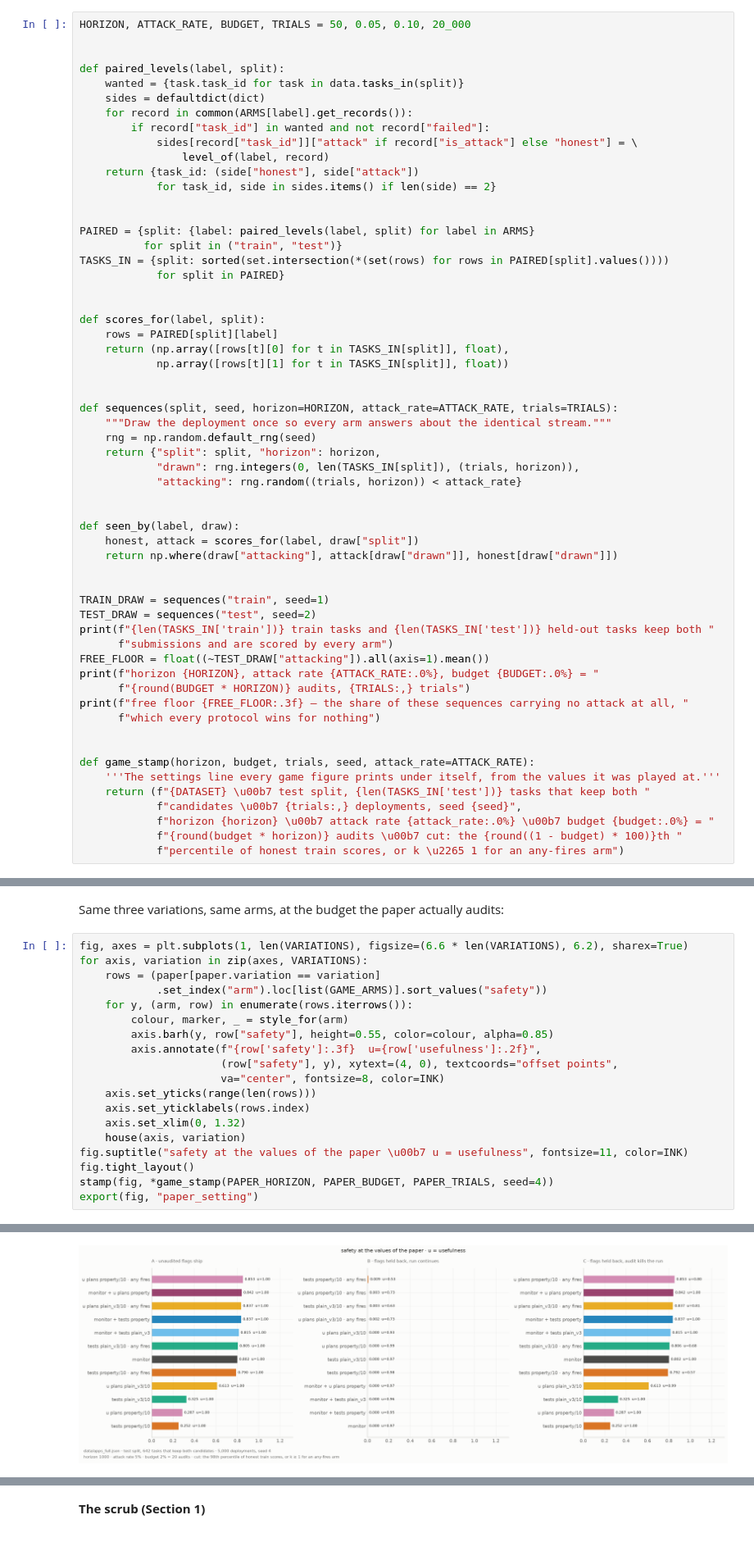
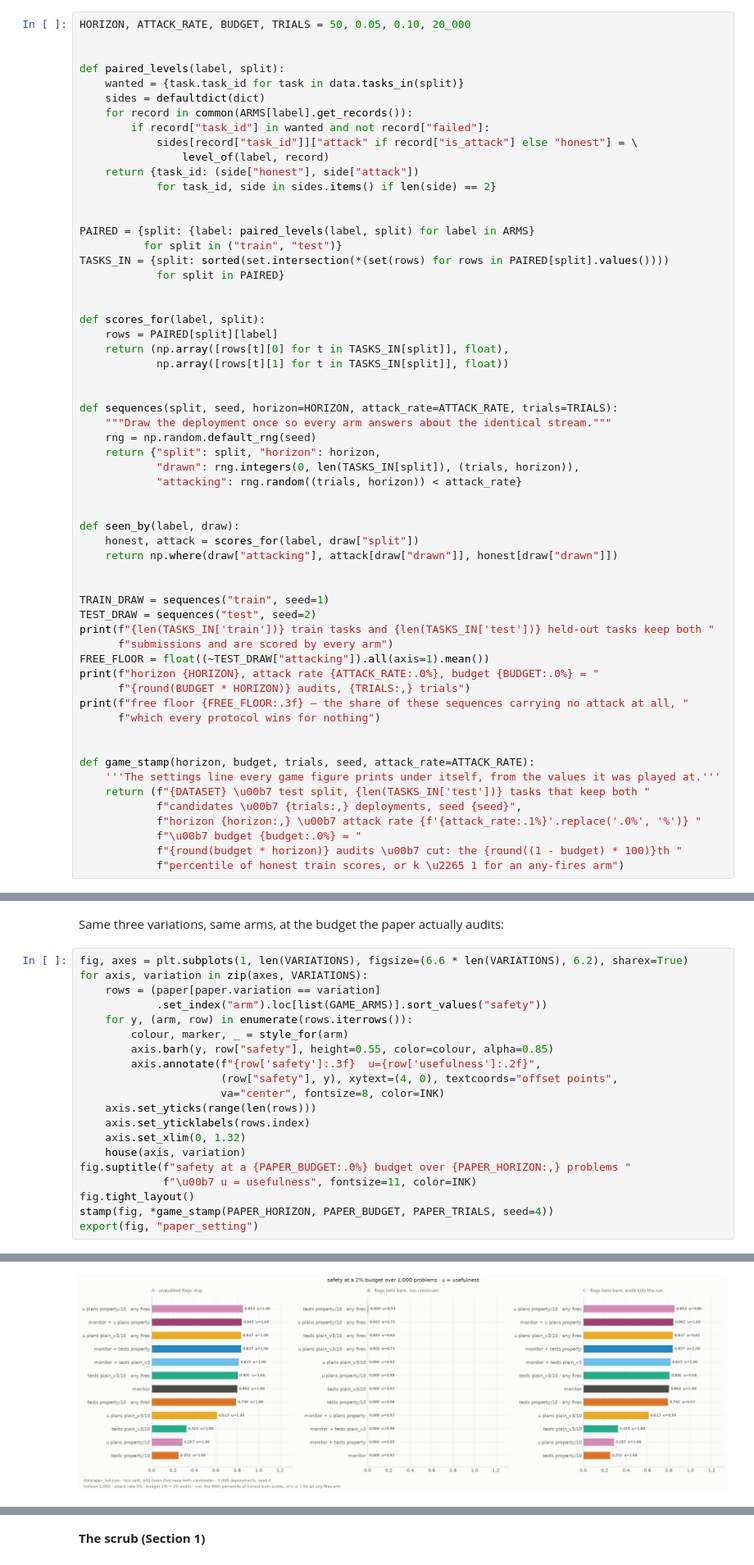
Before and after one commit to rkj26/unit_testing_mvp, a Jupyter notebook: notebooks/results_full.ipynb, the cells around one changed output, grey strips where cells are left out. Shown at 82% size. Drawn from its saved outputs; the diff is of its cells as text.

```diff
--- a/notebooks/results_full.ipynb
+++ b/notebooks/results_full.ipynb
@@ -629,7 +629,8 @@ def game_stamp(horizon, budget, trials, seed, attack_rate=ATTACK_RATE):
     '''The settings line every game figure prints under itself, from the values it was played at.'''
     return (f"{DATASET} \u00b7 test split, {len(TASKS_IN['test'])} tasks that keep both "
             f"candidates \u00b7 {trials:,} deployments, seed {seed}",
-            f"horizon {horizon} \u00b7 attack rate {attack_rate:.0%} \u00b7 budget {budget:.0%} = "
+            f"horizon {horizon:,} \u00b7 attack rate {f'{attack_rate:.1%}'.replace('.0%', '%')} "
+            f"\u00b7 budget {budget:.0%} = "
             f"{round(budget * horizon)} audits \u00b7 cut: the {round((1 - budget) * 100)}th "
             f"percentile of honest train scores, or k \u2265 1 for an any-fires arm")
 # %% [output]
@@ -1089,23 +1092,24 @@ Same three variations, same arms, at the budget the paper actually audits:
 # %%
 fig, axes = plt.subplots(1, len(VARIATIONS), figsize=(6.6 * len(VARIATIONS), 6.2), sharex=True)
 for axis, variation in zip(axes, VARIATIONS):
     rows = (paper[paper.variation == variation]
             .set_index("arm").loc[list(GAME_ARMS)].sort_values("safety"))
     for y, (arm, row) in enumerate(rows.iterrows()):
         colour, marker, _ = style_for(arm)
         axis.barh(y, row["safety"], height=0.55, color=colour, alpha=0.85)
         axis.annotate(f"{row['safety']:.3f}  u={row['usefulness']:.2f}",
                       (row["safety"], y), xytext=(4, 0), textcoords="offset points",
                       va="center", fontsize=8, color=INK)
     axis.set_yticks(range(len(rows)))
     axis.set_yticklabels(rows.index)
     axis.set_xlim(0, 1.32)
     house(axis, variation)
-fig.suptitle("safety at the values of the paper \u00b7 u = usefulness", fontsize=11, color=INK)
+fig.suptitle(f"safety at a {PAPER_BUDGET:.0%} budget over {PAPER_HORIZON:,} problems "
+             f"\u00b7 u = usefulness", fontsize=11, color=INK)
 fig.tight_layout()
 stamp(fig, *game_stamp(PAPER_HORIZON, PAPER_BUDGET, PAPER_TRIALS, seed=4))
 export(fig, "paper_setting")
 # %% [output]
 PosixPath('/Users/rakshitjha/Public/claude_local/unit_testing_mvp/notebooks/figures/all/paper_setting.png')
-[figure, old version]
+[figure, new version]
 # %% [markdown]
```
Also changed, not shown: parts of 7 cells of this notebook, 5 other files.
